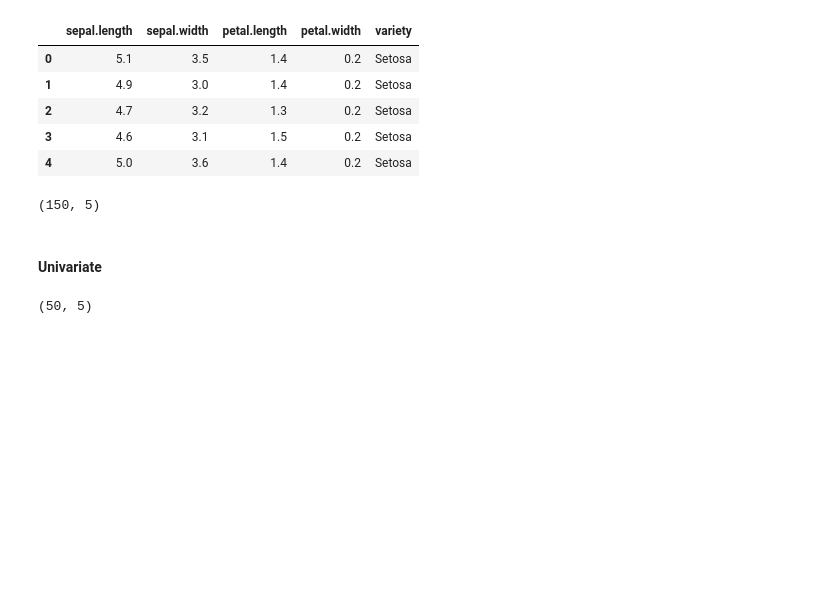
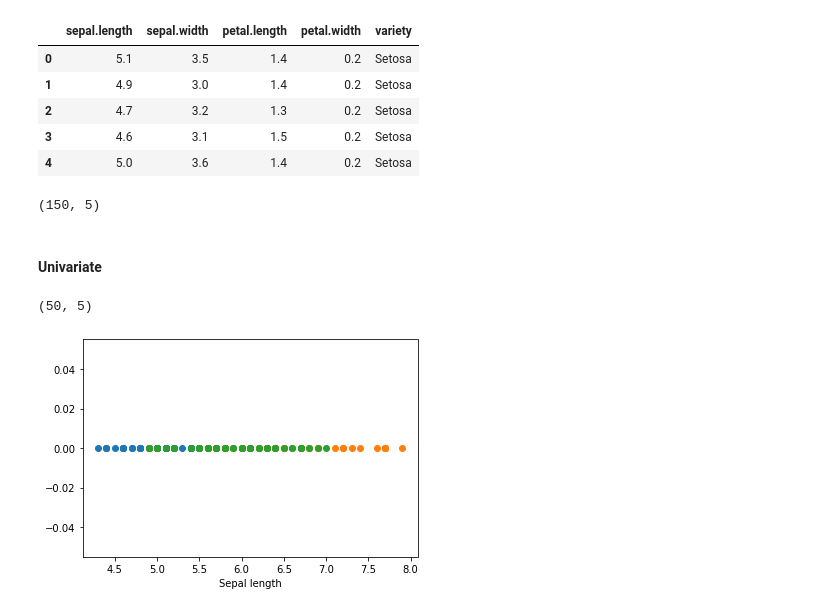
Before and after one commit to dasdebjeet/data_science, a Jupyter notebook: Machine Learning/Univariate, Bivariate and Multivariate Analysis (using iris dataset).ipynb, the cells around one changed output. Saved outputs shown, nothing was run; the diff lists cells and outputs as text; code cells hidden in the pictures; blank space fills up the shorter version.

```diff
--- a/Machine Learning/Univariate, Bivariate and Multivariate Analysis (using iris dataset).ipynb
+++ b/Machine Learning/Univariate, Bivariate and Multivariate Analysis (using iris dataset).ipynb
@@ -30,3 +30,11 @@ df_versicolor = df.loc[df['variety']=='Versicolor']
 df_setosa.shape
 # %% [output]
 (50, 5)
+# %%
+plt.plot(df_setosa['sepal.length'], np.zeros_like(df_setosa['sepal.length']), 'o')
+plt.plot(df_virginica['sepal.length'], np.zeros_like(df_virginica['sepal.length']), 'o')
+plt.plot(df_versicolor['sepal.length'], np.zeros_like(df_versicolor['sepal.length']), 'o')
+plt.xlabel("Sepal length")
+plt.show()
+# %% [output]
+[figure, added]
```
Also changed, not shown: parts of 4 cells of this notebook.
